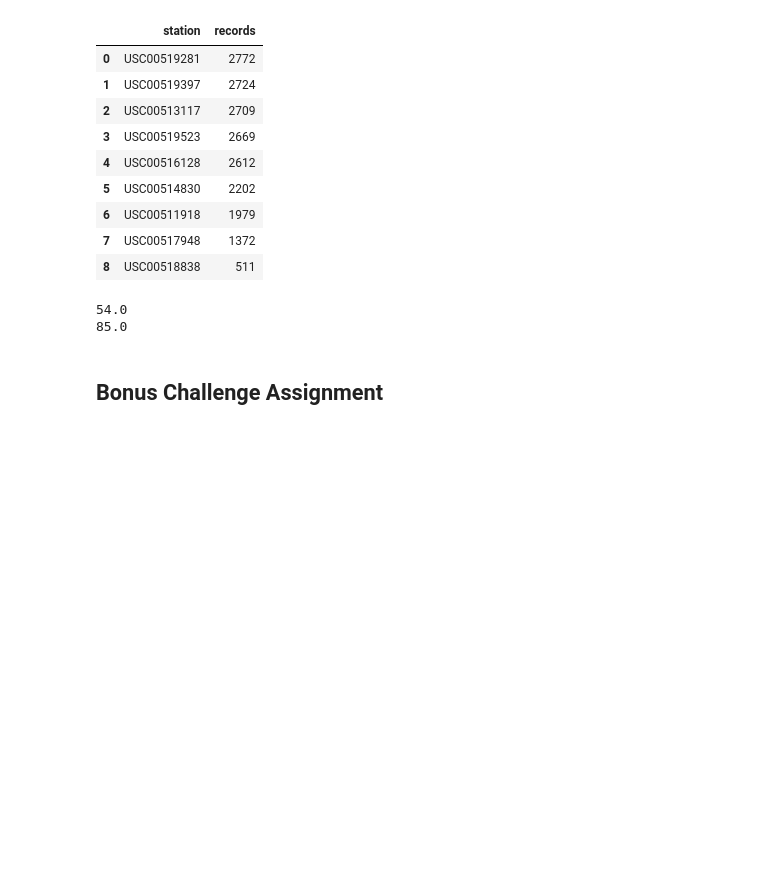
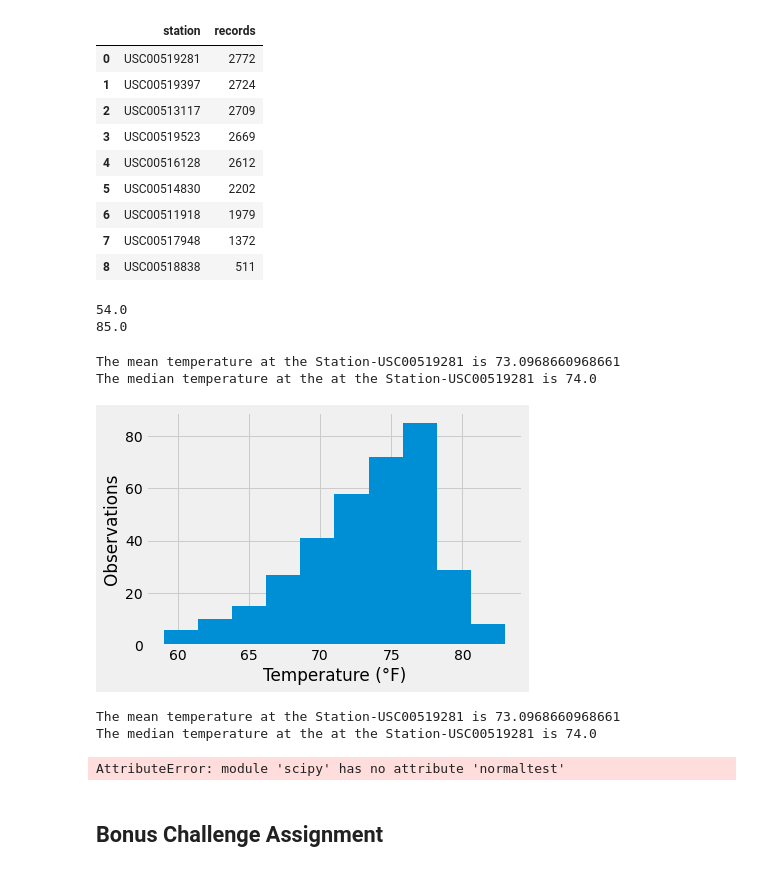
Before and after one commit to cmcoder9/sqlalchemy-challenge, a Jupyter notebook: climate_starter.ipynb, the cells around one changed output. Saved outputs shown, nothing was run; the diff lists cells and outputs as text; code cells hidden in the pictures; blank space fills up the shorter version.

Commit message:
last 12mo temp histogram

```diff
--- a/climate_starter.ipynb
+++ b/climate_starter.ipynb
@@ -321,3 +322,45 @@ print(highest_temp)
 # %%
 # Choose the station with the highest number of temperature observations.
 # Query the last 12 months of temperature observation data for this station and plot the results as a histogram
+
+max_station_last_12mo_temps_filter = session.query(Measurements.date, Measurements.tobs).\
+    filter(Measurements.station == 'USC00519281').\
+    filter(Measurements.date > '2016-08-23').\
+    order_by(Measurements.date).\
+    filter(Measurements.date < '2017-08-23').\
+    order_by(Measurements.date).all()
+
+station_last_12mo_temps_df= pd.DataFrame(max_station_last_12mo_temps_filter, columns=['date', 'tobs'])
+# %%
+# Demonstrate calculating measures of central tendency
+mean_numpy = np.mean(station_last_12mo_temps_df['tobs'])
+print(f"The mean temperature at the Station-USC00519281 is {mean_numpy}")
+
+median_numpy = np.median(station_last_12mo_temps_df['tobs'])
+print(f"The median temperature at the at the Station-USC00519281 is {median_numpy}")
+# %% [output]
+The mean temperature at the Station-USC00519281 is 73.0968660968661
+The median temperature at the at the Station-USC00519281 is 74.0
+# %%
+
+plt.hist(station_last_12mo_temps_df['tobs'])
+plt.xlabel('Temperature (°F)')
+plt.ylabel('Observations')
+plt.show()
+
+# Demonstrate calculating measures of central tendency
+mean_numpy = np.mean(station_last_12mo_temps_df['tobs'])
+print(f"The mean temperature at the Station-USC00519281 is {mean_numpy}")
+
+median_numpy = np.median(station_last_12mo_temps_df['tobs'])
+print(f"The median temperature at the at the Station-USC00519281 is {median_numpy}")
+
+print(sts.normaltest(station_last_12mo_temps_df['tobs'].sample(50)))
+print(station_last_12mo_temps_df['tobs'].mean())
+print(station_last_12mo_temps_df['tobs'].median())
+print(station_last_12mo_temps_df['tobs'].mode())
+# %% [output]
+[figure, added]
+The mean temperature at the Station-USC00519281 is 73.0968660968661
+The median temperature at the at the Station-USC00519281 is 74.0
+AttributeError: module 'scipy' has no attribute 'normaltest'
```
Also changed, not shown: parts of 5 cells of this notebook.
